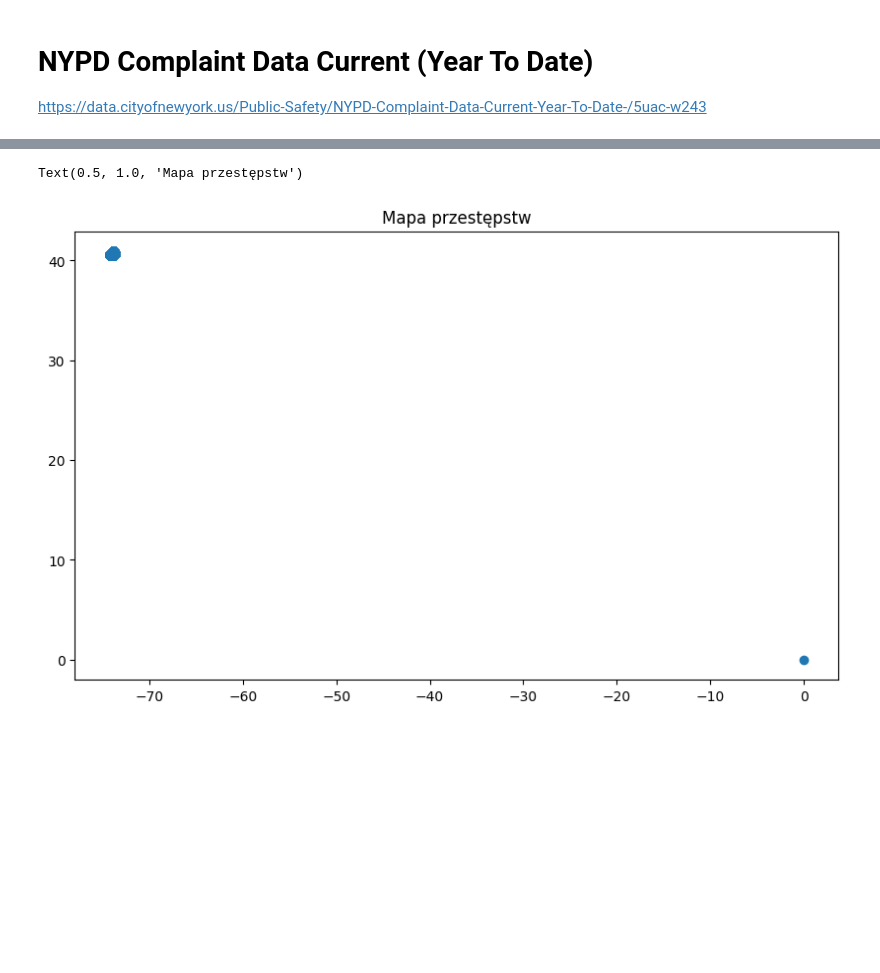
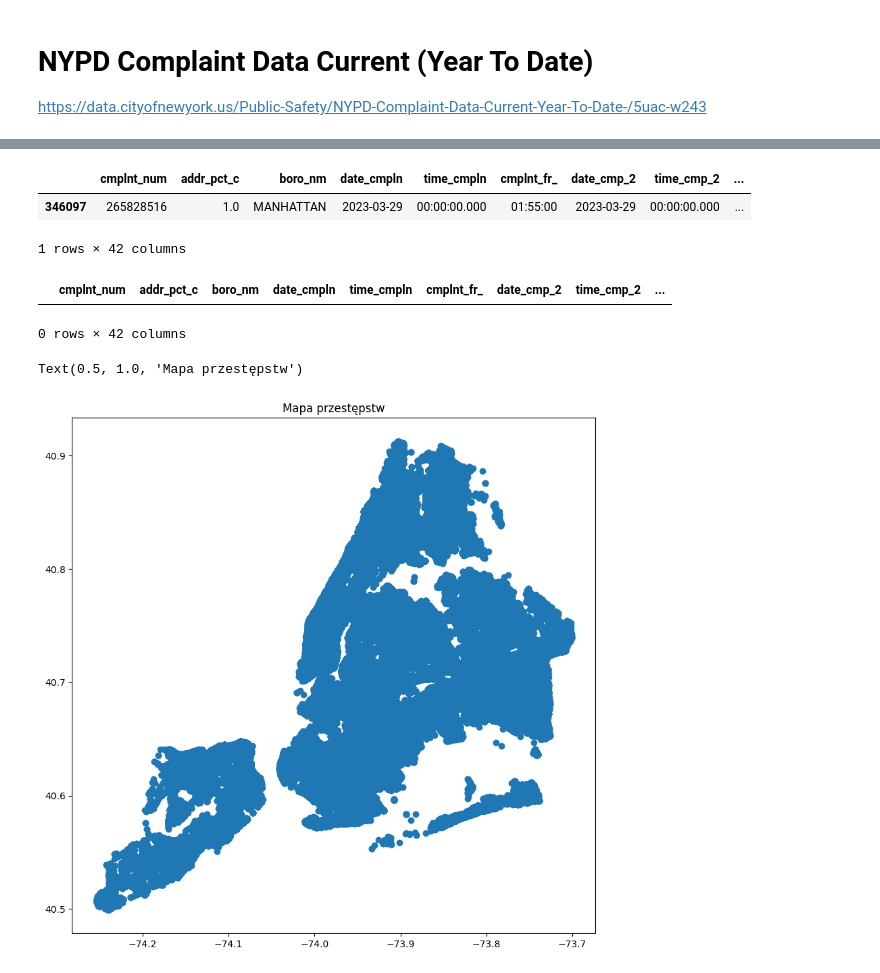
Before and after one commit to jkwiatk1/spatial-data-mining, a Jupyter notebook: 1-data_analysis.ipynb, the cells around one changed output, grey strips where cells are left out. Drawn from its saved outputs; the diff is of its cells as text; code cells hidden in the pictures; blank space fills up the shorter version.

```diff
--- a/1-data_analysis.ipynb
+++ b/1-data_analysis.ipynb
@@ -183,6 +294,19 @@ nyc_comp_df
+# %%
+nyc_comp_df[(nyc_comp_df['latitude'] == 0) | (nyc_comp_df['longitude'] == 0)]
+# %% [output]
+|  | cmplnt_num | addr_pct_c | boro_nm | date_cmpln | time_cmpln | cmplnt_fr_ | date_cmp_2 | time_cmp_2 | ... |
+| 346097 | 265828516 | 1.0 | MANHATTAN | 2023-03-29 | 00:00:00.000 | 01:55:00 | 2023-03-29 | 00:00:00.000 | ... |
+1 rows × 42 columns
+# %%
+nyc_comp_df.replace(0, pd.NA, inplace=True)
+nyc_comp_df_cleaned = nyc_comp_df.dropna(subset=['longitude', 'latitude'])
+nyc_comp_df_cleaned[(nyc_comp_df_cleaned['latitude'] == 0) | (nyc_comp_df_cleaned['longitude'] == 0)]
+# %% [output]
+|  | cmplnt_num | addr_pct_c | boro_nm | date_cmpln | time_cmpln | cmplnt_fr_ | date_cmp_2 | time_cmp_2 | ... |
+0 rows × 42 columns
 # %%
-nyc_comp_df.plot(figsize=(10,10))
+nyc_comp_df_cleaned.plot(figsize=(10,10))
 plt.title("Mapa przestępstw")
 # %% [output]
 Text(0.5, 1.0, 'Mapa przestępstw')
-[figure, old version]
+[figure, new version]
```
Also changed, not shown: parts of 16 cells of this notebook, 31 other files.
